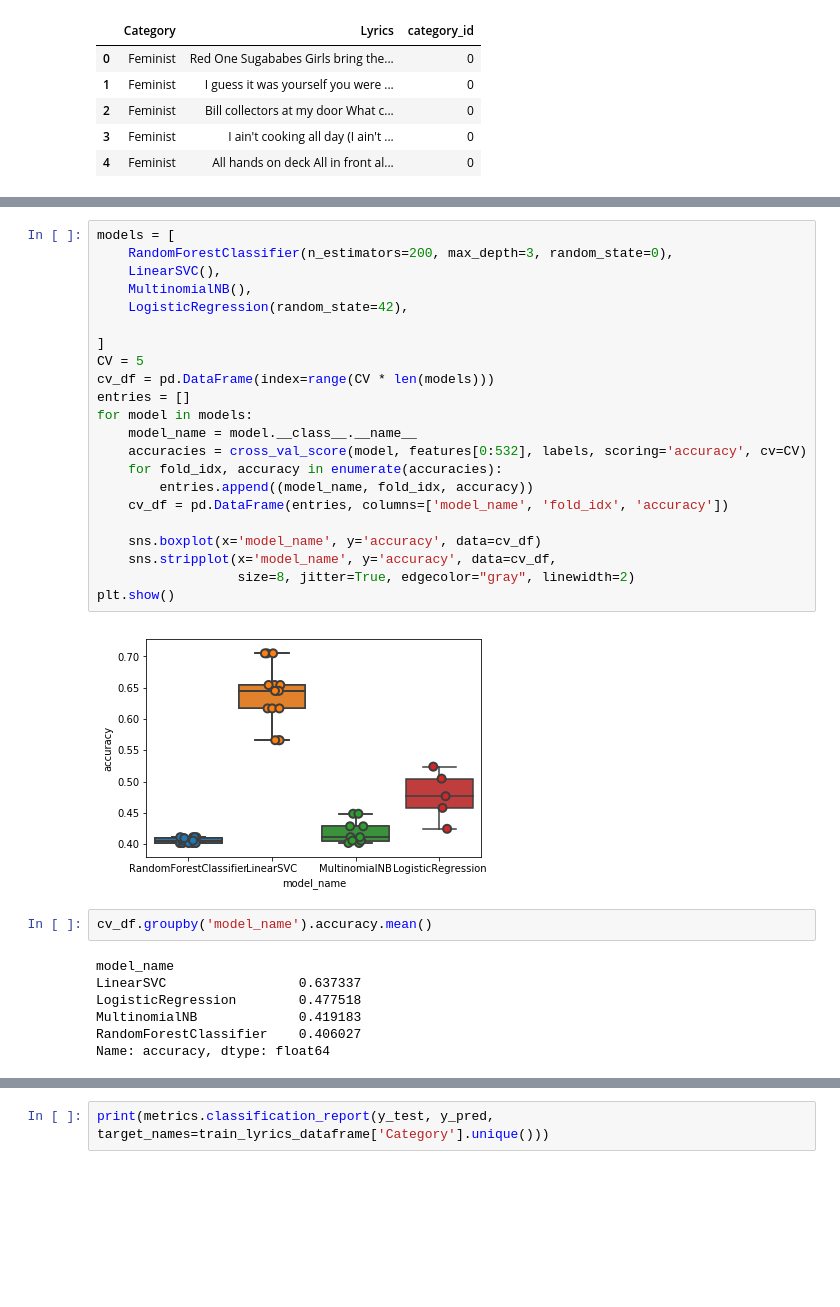
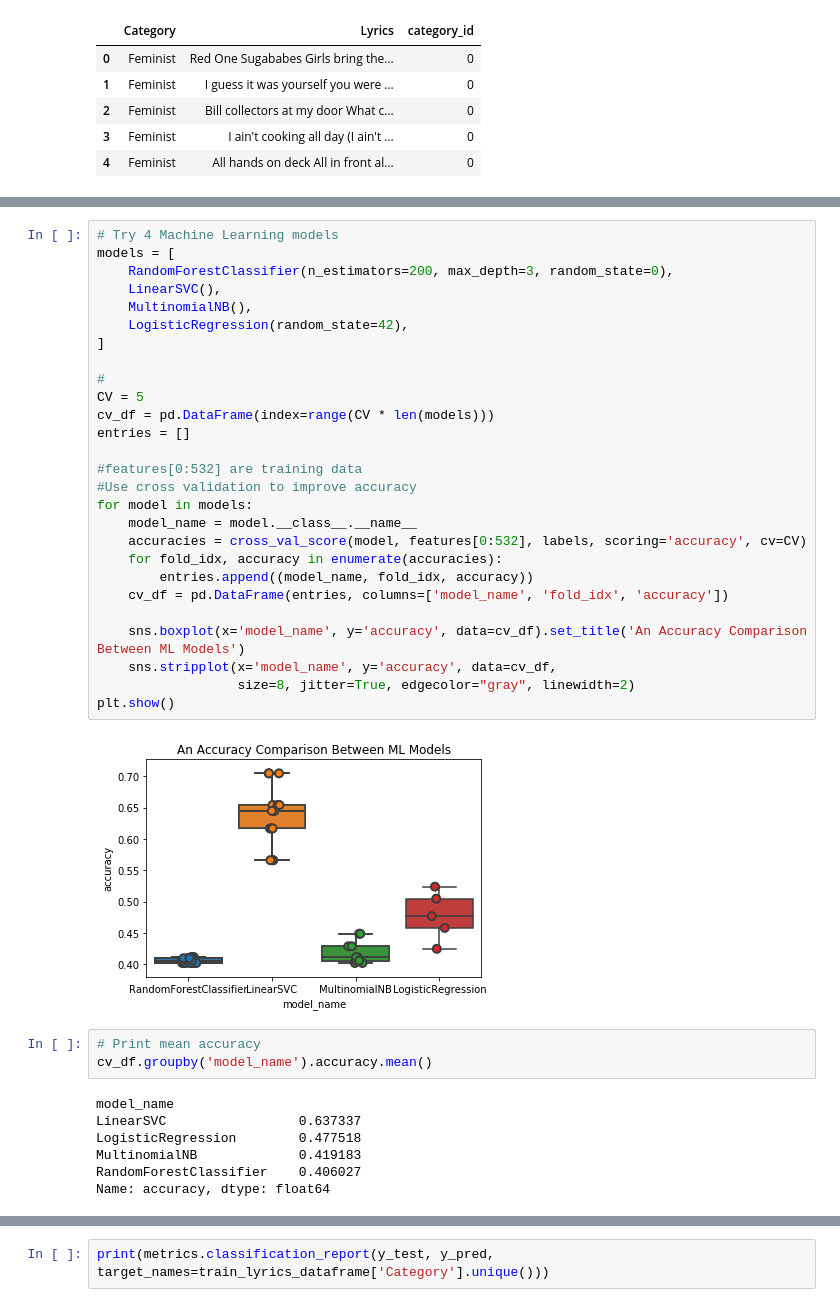
Before and after one commit to axnyang/CS401, a Jupyter notebook: msd_labelling.ipynb, the cells around one changed output, grey strips where cells are left out. Cells and saved outputs as stored; diff of their text form; blank space fills up the shorter version.

```diff
--- a/msd_labelling.ipynb
+++ b/msd_labelling.ipynb
@@ -140,30 +135,36 @@ for Category, category_id in sorted(category_to_id.items()):
 . baby night
 . make love
 # %%
+# Try 4 Machine Learning models
 models = [
     RandomForestClassifier(n_estimators=200, max_depth=3, random_state=0),
     LinearSVC(),
     MultinomialNB(),
     LogisticRegression(random_state=42),
+]
 
-]
+#
 CV = 5
 cv_df = pd.DataFrame(index=range(CV * len(models)))
 entries = []
+
+#features[0:532] are training data
+#Use cross validation to improve accuracy
 for model in models:
     model_name = model.__class__.__name__
     accuracies = cross_val_score(model, features[0:532], labels, scoring='accuracy', cv=CV)
     for fold_idx, accuracy in enumerate(accuracies):
         entries.append((model_name, fold_idx, accuracy))
     cv_df = pd.DataFrame(entries, columns=['model_name', 'fold_idx', 'accuracy'])
 
-    sns.boxplot(x='model_name', y='accuracy', data=cv_df)
+    sns.boxplot(x='model_name', y='accuracy', data=cv_df).set_title('An Accuracy Comparison Between ML Models')
     sns.stripplot(x='model_name', y='accuracy', data=cv_df,
                   size=8, jitter=True, edgecolor="gray", linewidth=2)
 plt.show()
 # %% [output]
-[figure, old version]
+[figure, new version]
 # %%
+# Print mean accuracy
 cv_df.groupby('model_name').accuracy.mean()
 # %% [output]
 model_name
```
Also changed, not shown: parts of 5 cells of this notebook.
